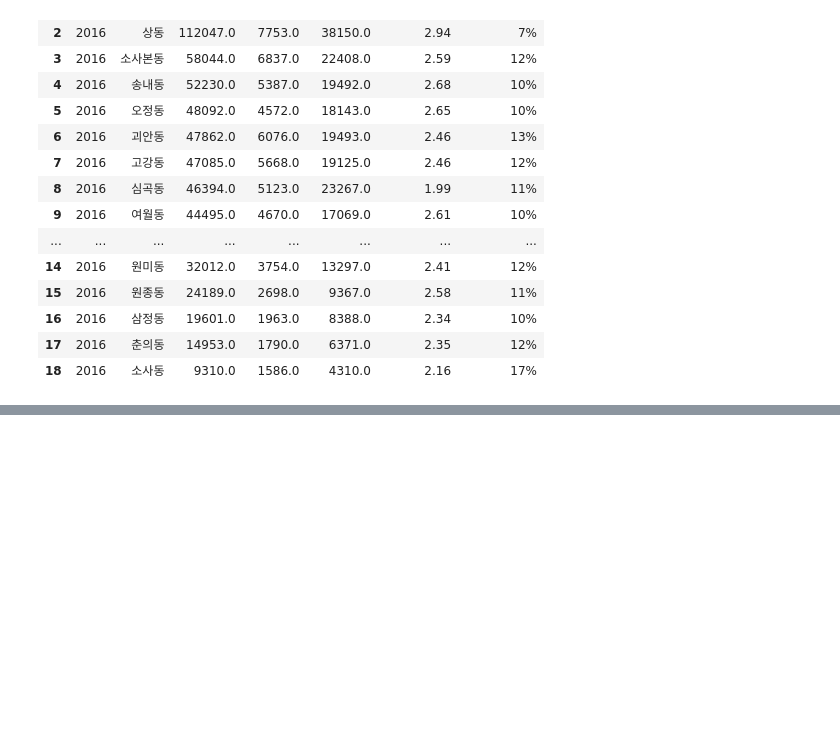
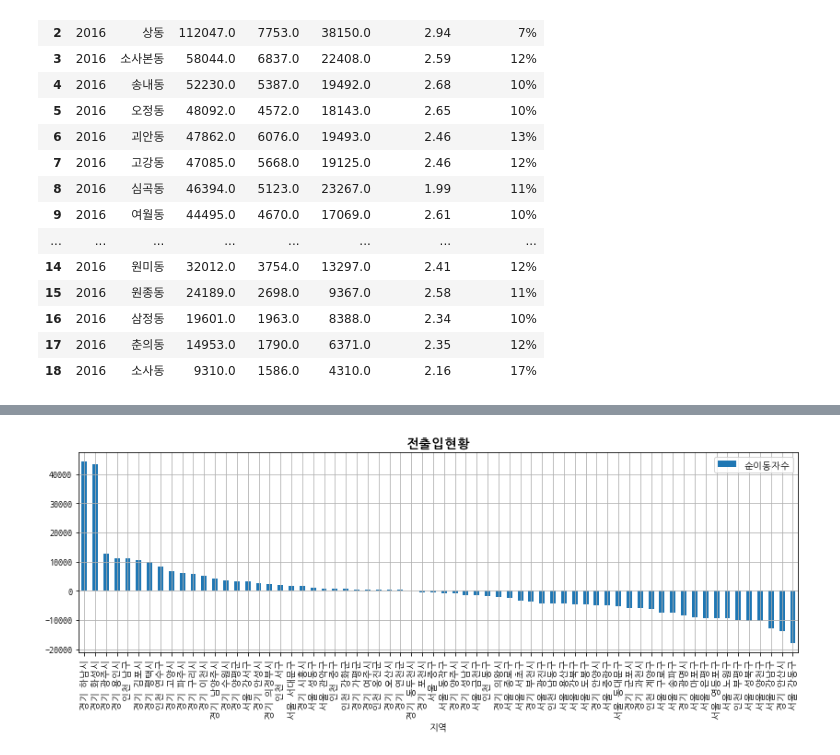
Before and after one commit to good-dba/land, a Jupyter notebook: 분석-인구.ipynb, the cells around one changed output, grey strips where cells are left out. Saved outputs shown, nothing was run; the diff lists cells and outputs as text; code cells hidden in the pictures; blank space fills up the shorter version.

```diff
--- a/분석-인구.ipynb
+++ b/분석-인구.ipynb
@@ -191,0 +192,40 @@ disconnect_db(con)
+# %%
+##############################
+# 인구현황 - 전체 전입/전출
+##############################
+# DB Connection Open
+con = get_db_connection()
+
+# 데이터 조회해오기
+sql = 'select o.transfer_nm as 지역, o.yyyy as 년도, o.out_cnt as 전출자수, i.in_cnt as 전입자수, i.in_cnt - o.out_cnt as 순이동자수'\
++'  from ('\
++'        select transfer_nm, yyyy, sum(person_cnt) as out_cnt'\
++'          from population_move'\
++'         where transfer_nm not in (\'전국\',\'서울\',\'경기\',\'인천\')'\
++'           and transference_nm not in (\'전국\',\'서울\',\'경기\',\'인천\')'\
++'           and substr(transfer_nm, 1, 2) in (\'서울\',\'경기\',\'인천\')'\
++'         group by transfer_nm, yyyy'\
++'       ) o'\
++'  join ('\
++'        select transference_nm, yyyy, sum(person_cnt) as in_cnt'\
++'          from population_move'\
++'         where transfer_nm not in (\'전국\',\'서울\',\'경기\',\'인천\')'\
++'           and transference_nm not in (\'전국\',\'서울\',\'경기\',\'인천\')'\
++'           and substr(transference_nm, 1, 2) in (\'서울\',\'경기\',\'인천\')'\
++'         group by transference_nm, yyyy'\
++'       ) i'\
++'  on o.transfer_nm = i.transference_nm'\
++'  and o.yyyy = i.yyyy'\
++' where o.yyyy = 2016'
+df = pd.read_sql(sql, con=con)
+df = df.groupby(['지역'])[['순이동자수']].sum()
+df.sort_values(by='순이동자수', ascending=0, inplace=True)
+df.plot(kind='bar', figsize=(14,4))
+plt.title('전출입현황', fontsize=14, fontweight='bold')
+
+# DB Connection Close
+disconnect_db(con)
+
+#plt.legend(bbox_to_anchor=(0.5, -0.3), loc='upper center', ncol=10)
+# %% [output]
+[figure, added]
```
Also changed, not shown: parts of 2 cells of this notebook, 2 other files.
